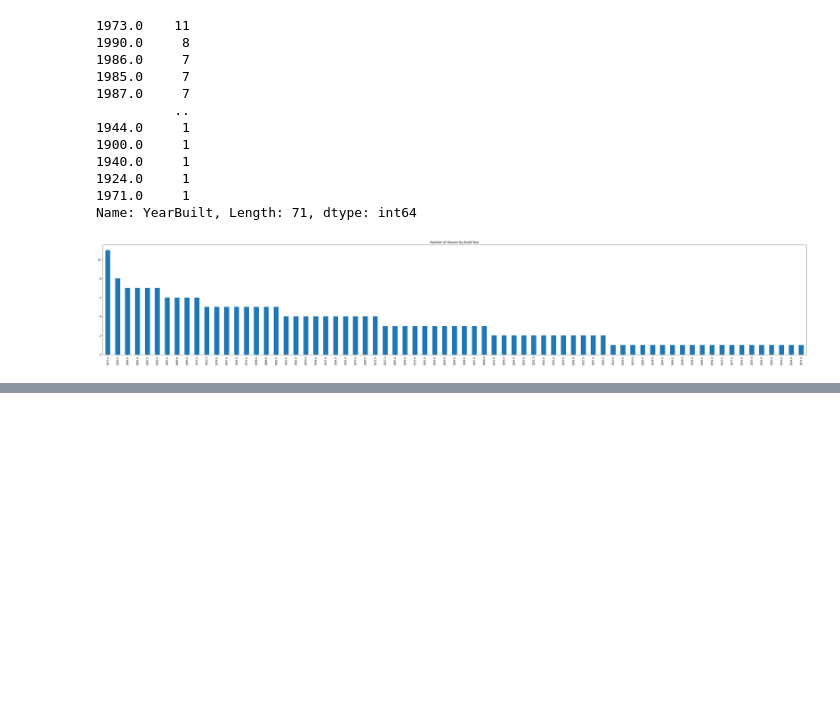
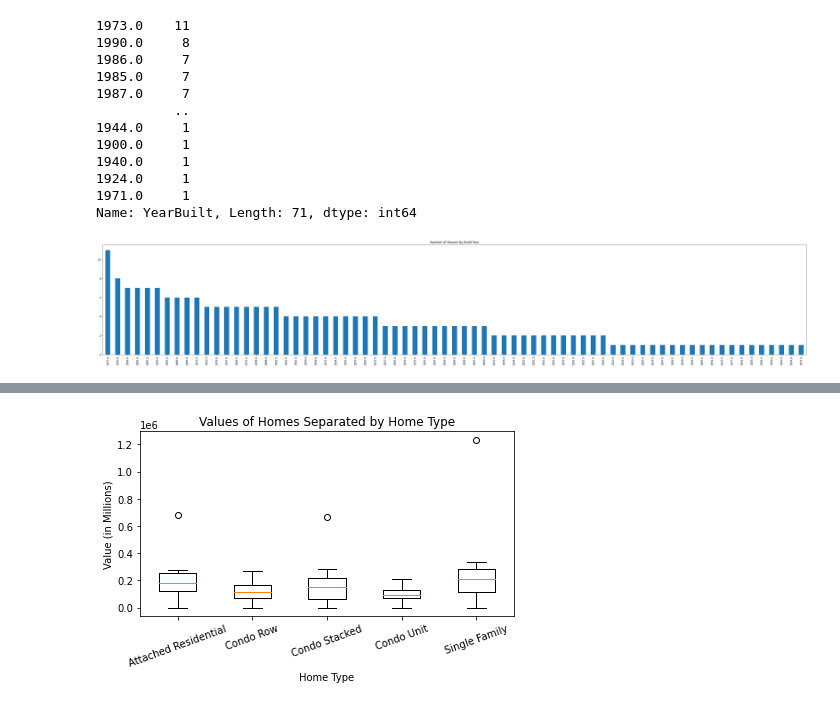
Before and after one commit to ajwu100/GROUP-9-PROJECT-1, a Jupyter notebook: house_attributes.ipynb, the cells around one changed output, grey strips where cells are left out. Cells and saved outputs as stored; diff of their text form; code cells hidden in the pictures; blank space fills up the shorter version.

```diff
--- a/house_attributes.ipynb
+++ b/house_attributes.ipynb
@@ -254,0 +252,14 @@ Text(0, 0.5, 'Value (in Millions)')
+# %%
+value_by_type = house_df.groupby("TypeOfResidence")["ValueofHome"]
+type_df = pd.DataFrame(value_by_type.describe())
+
+labels = ["Attached Residential", "Condo Row", "Condo Stacked", "Condo Unit", "Single Family"]
+plt.boxplot(type_df, labels=labels)
+plt.title("Values of Homes Separated by Home Type")
+plt.xlabel("Home Type")
+plt.ylabel("Value (in Millions)")
+plt.xticks(rotation=20)
+plt.tight_layout()
+plt.savefig("home type boxplot")
+# %% [output]
+[figure, added]
```
Also changed, not shown: parts of 2 cells of this notebook, 1 other file.
